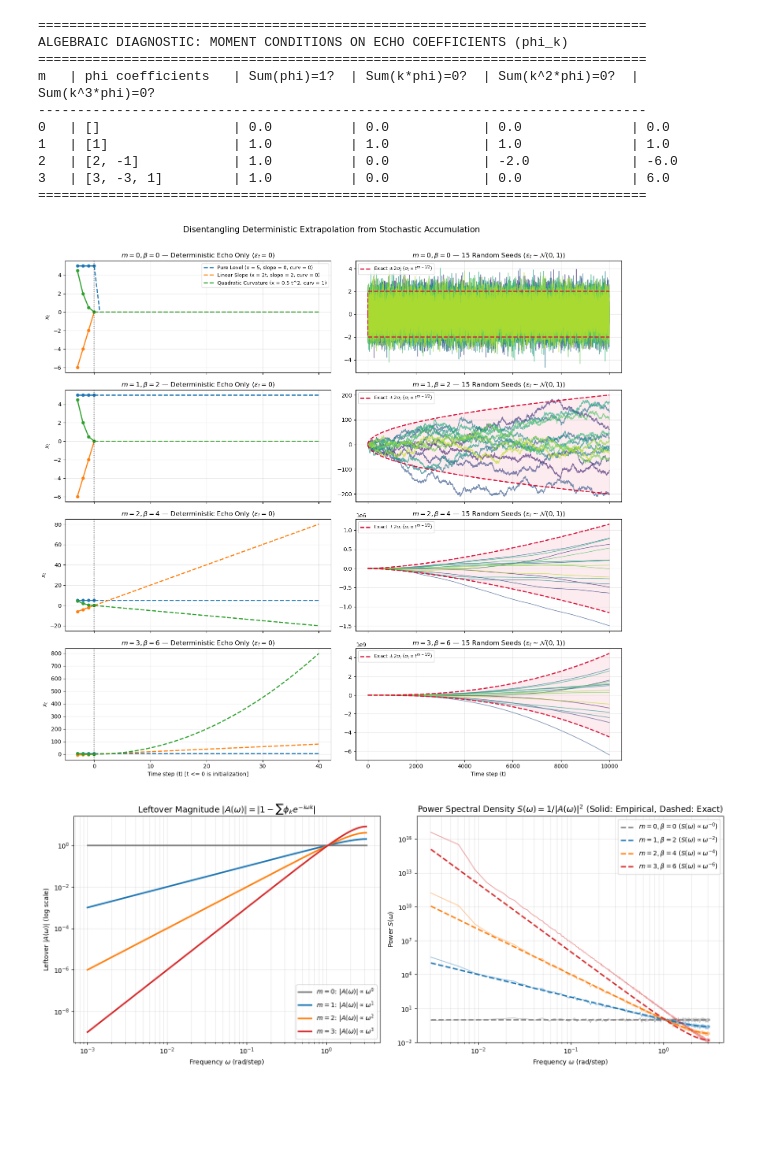
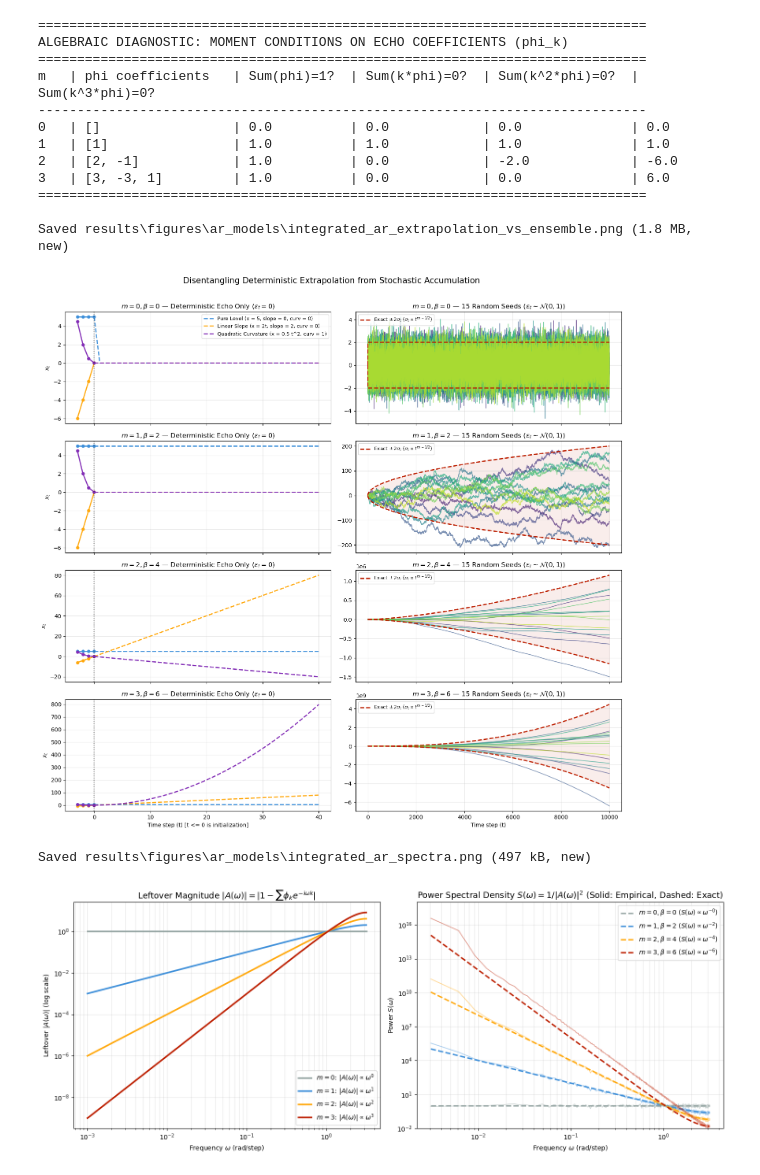
Before and after one commit to A-Potthoff/lab_rotation_1_Levina_Lab, a Jupyter notebook: notebooks/visualize_AR_models.ipynb, the cells around one changed output. Drawn from its saved outputs; the diff is of its cells as text; code cells hidden in the pictures; blank space fills up the shorter version.

```diff
--- a/notebooks/visualize_AR_models.ipynb
+++ b/notebooks/visualize_AR_models.ipynb
@@ -4,6 +4,10 @@ import matplotlib.pyplot as plt
 from scipy.special import comb
 
 from src.models.autoregression.autoregression_model import get_ar_coeffs, verify_moment_conditions, simulate_ar, exact_theoretical_std
+from src.utils.plotting import PET10, VIRIDIS, save_fig
+
+PET10.use()  # default colour cycle
+save_figures = True  # plots -> results/figures/ar_models/
 # %%
 
 # Run algebraic check in console
@@ -27,7 +31,7 @@ initializations = {
 }
 
 fig1, axes1 = plt.subplots(4, 2, figsize=(15, 14), sharex="col")
-colors = ["tab:blue", "tab:orange", "tab:green"]
+colors = [PET10.blue, PET10.amber, PET10.purple]
 
 for m in range(4):
     phi = get_ar_coeffs(m)
@@ -60,7 +64,7 @@ for m in range(4):
     init_zero = np.zeros(n_init)
     t_stoch = np.arange(0, n_steps_stoch + 1)
 
-    cmap = plt.cm.viridis(np.linspace(0.1, 0.9, n_seeds))
+    cmap = plt.get_cmap(VIRIDIS)(np.linspace(0.1, 0.9, n_seeds))
     for s in range(n_seeds):
         rng = np.random.default_rng(seed=1000 + s)
         trace_s = simulate_ar(phi, n_steps_stoch, init_zero, sigma=1.0, rng=rng)
@@ -69,10 +73,10 @@ for m in range(4):
 
     # Overlay exact theoretical +/- 2 SD envelope
     std_t = np.concatenate([[0.0], exact_theoretical_std(m, n_steps_stoch, sigma=1.0)])
-    ax_stoch.plot(t_stoch, 2.0 * std_t, color="crimson", linestyle="--", linewidth=2,
+    ax_stoch.plot(t_stoch, 2.0 * std_t, color=PET10.red, linestyle="--", linewidth=2,
                   label=r"Exact $\pm 2\sigma_t$ ($\sigma_t \propto t^{m - 1/2}$)")
-    ax_stoch.plot(t_stoch, -2.0 * std_t, color="crimson", linestyle="--", linewidth=2)
-    ax_stoch.fill_between(t_stoch, -2.0 * std_t, 2.0 * std_t, color="crimson", alpha=0.08)
+    ax_stoch.plot(t_stoch, -2.0 * std_t, color=PET10.red, linestyle="--", linewidth=2)
+    ax_stoch.fill_between(t_stoch, -2.0 * std_t, 2.0 * std_t, color=PET10.red, alpha=0.08)
 
     ax_stoch.set_title(rf"$m={m}, \beta={beta}$ — {n_seeds} Random Seeds ($\epsilon_t \sim \mathcal{{N}}(0,1)$)", fontsize=12)
     ax_stoch.grid(True, alpha=0.3)
@@ -82,6 +86,8 @@ axes1[-1, 0].set_xlabel("Time step (t) [t <= 0 is initialization]")
 axes1[-1, 1].set_xlabel("Time step (t)")
 fig1.suptitle("Disentangling Deterministic Extrapolation from Stochastic Accumulation", fontsize=15, y=1.01)
 fig1.tight_layout()
+if save_figures:
+    save_fig(fig1, "ar_models/integrated_ar_extrapolation_vs_ensemble")
 plt.show()
 
 # =====================================================================
@@ -92,7 +98,7 @@ fig2, (ax_leftover, ax_psd) = plt.subplots(1, 2, figsize=(15, 6))
 
 # Frequencies w in (0, pi]
 w = np.logspace(-3, np.log10(np.pi), 500)
-model_colors = ["tab:gray", "tab:blue", "tab:orange", "tab:red"]
+model_colors = [PET10.grey, PET10.blue, PET10.amber, PET10.red]
 
 # Simulation parameters for empirical PSD verification
 N_fft = 2048
@@ -139,34 +145,39 @@ for m, col in zip(range(4), model_colors):
     ax_psd.loglog(freqs_fft, psd_emp, color=col, alpha=0.45, linewidth=1.2)
     ax_psd.loglog(freqs_fft, psd_theo, color=col, linestyle="--", linewidth=2.2,
                   label=rf"$m={m}, \beta={beta}$ ($S(\omega) \propto \omega^{{-{beta}}}$)")
 
 ax_leftover.set_title(r"Leftover Magnitude $|A(\omega)| = |1 - \sum \phi_k e^{-i\omega k}|$", fontsize=13)
 ax_leftover.set_xlabel(r"Frequency $\omega$ (rad/step)")
 ax_leftover.set_ylabel(r"Leftover $|A(\omega)|$ (log scale)")
 ax_leftover.grid(True, which="both", alpha=0.3)
 ax_leftover.legend(fontsize=10)
 
 ax_psd.set_title(r"Power Spectral Density $S(\omega) = 1 / |A(\omega)|^2$ (Solid: Empirical, Dashed: Exact)", fontsize=13)
 ax_psd.set_xlabel(r"Frequency $\omega$ (rad/step)")
 ax_psd.set_ylabel(r"Power $S(\omega)$")
 ax_psd.set_ylim(1e-2, 1e18)
 ax_psd.grid(True, which="both", alpha=0.3)
 ax_psd.legend(fontsize=10)
 
 fig2.tight_layout()
+if save_figures:
+    save_fig(fig2, "ar_models/integrated_ar_spectra")
 plt.show()
 # %% [output]
 ==============================================================================
 ALGEBRAIC DIAGNOSTIC: MOMENT CONDITIONS ON ECHO COEFFICIENTS (phi_k)
 ==============================================================================
 m   | phi coefficients   | Sum(phi)=1?  | Sum(k*phi)=0?  | Sum(k^2*phi)=0?  | Sum(k^3*phi)=0?
 ------------------------------------------------------------------------------
 0   | []                 | 0.0          | 0.0            | 0.0              | 0.0
 1   | [1]                | 1.0          | 1.0            | 1.0              | 1.0
 2   | [2, -1]            | 1.0          | 0.0            | -2.0             | -6.0
 3   | [3, -3, 1]         | 1.0          | 0.0            | 0.0              | 6.0
 ==============================================================================
+
+Saved results\figures\ar_models\integrated_ar_extrapolation_vs_ensemble.png (1.8 MB, new)
-[figure, old version]
+[figure, new version]
+Saved results\figures\ar_models\integrated_ar_spectra.png (497 kB, new)
 [figure]
 # %%
 # Kernels are interpreted as AR coefficients:
```
Also changed, not shown: parts of 1 cell of this notebook, 7 other files.
